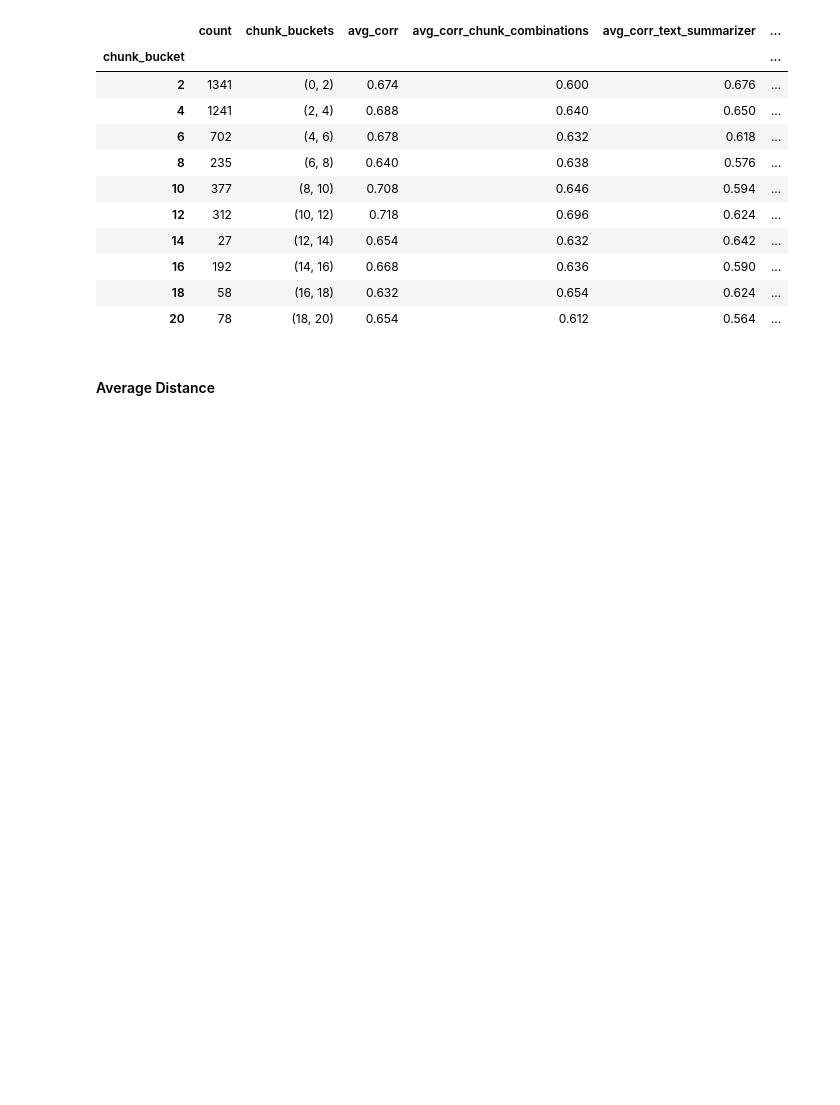
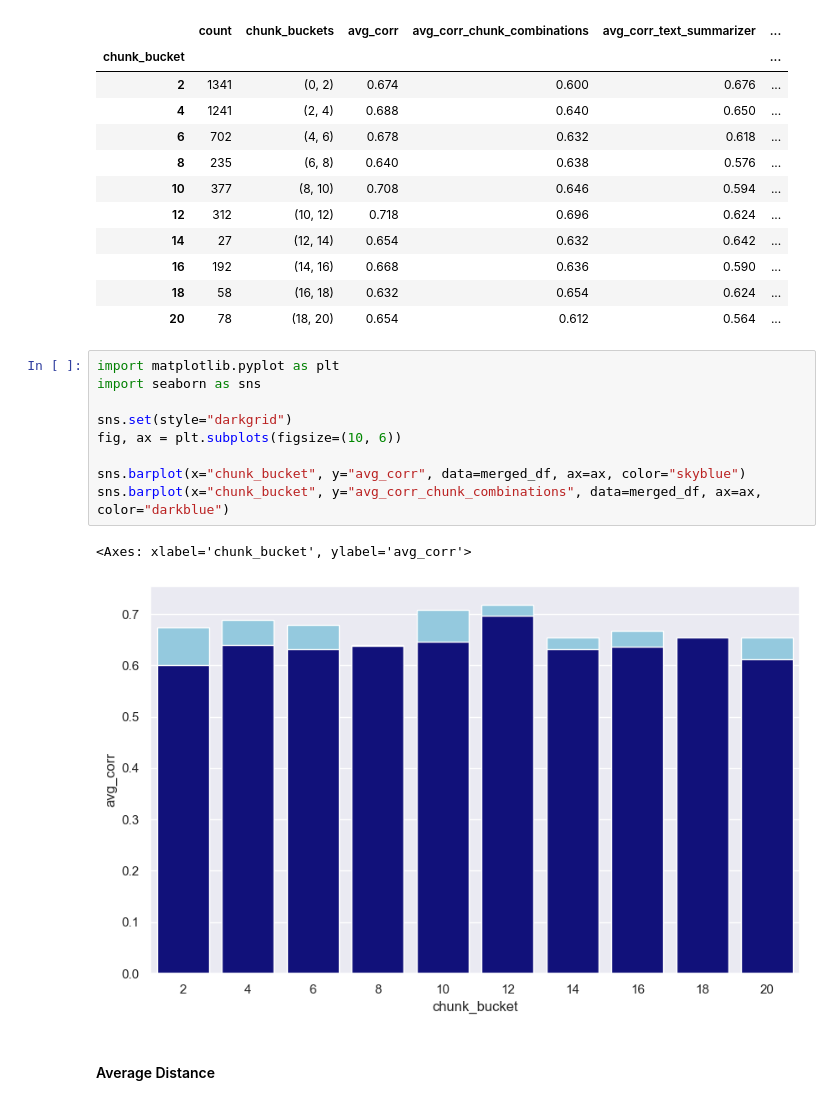
Before and after one commit to HubertWojcik10/bachelor_project2023, a Jupyter notebook: src/analysis/results.ipynb, the cells around one changed output. Drawn from its saved outputs; the diff is of its cells as text; blank space fills up the shorter version.

Commit message:
idea of plotting

```diff
--- a/src/analysis/results.ipynb
+++ b/src/analysis/results.ipynb
@@ -147,6 +147,18 @@ merged_df
 | 16 | 192 | (14, 16) | 0.668 | 0.636 | 0.590 | ... |
 | 18 | 58 | (16, 18) | 0.632 | 0.654 | 0.624 | ... |
 | 20 | 78 | (18, 20) | 0.654 | 0.612 | 0.564 | ... |
+# %%
+import matplotlib.pyplot as plt
+import seaborn as sns
+
+sns.set(style="darkgrid")
+fig, ax = plt.subplots(figsize=(10, 6))
+
+sns.barplot(x="chunk_bucket", y="avg_corr", data=merged_df, ax=ax, color="skyblue")
+sns.barplot(x="chunk_bucket", y="avg_corr_chunk_combinations", data=merged_df, ax=ax, color="darkblue")
+# %% [output]
+<Axes: xlabel='chunk_bucket', ylabel='avg_corr'>
+[figure, added]
 # %% [markdown]
 #### Average Distance
 # %%
```
